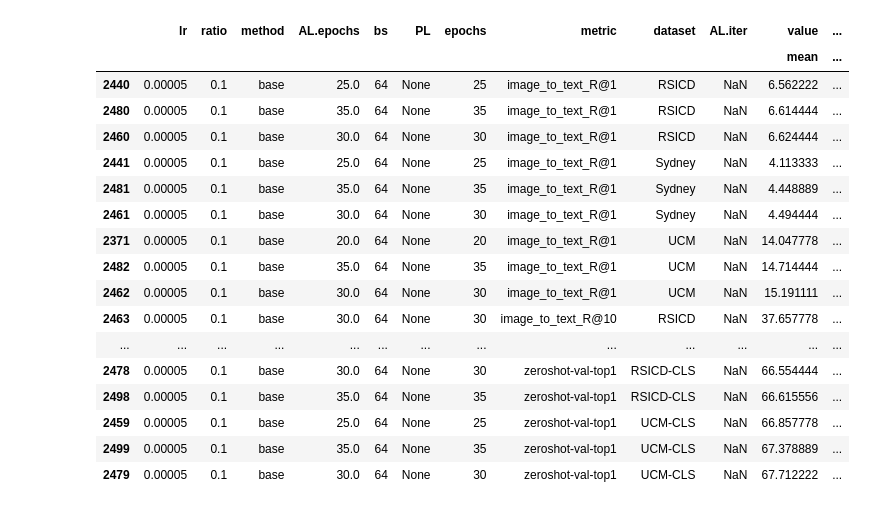
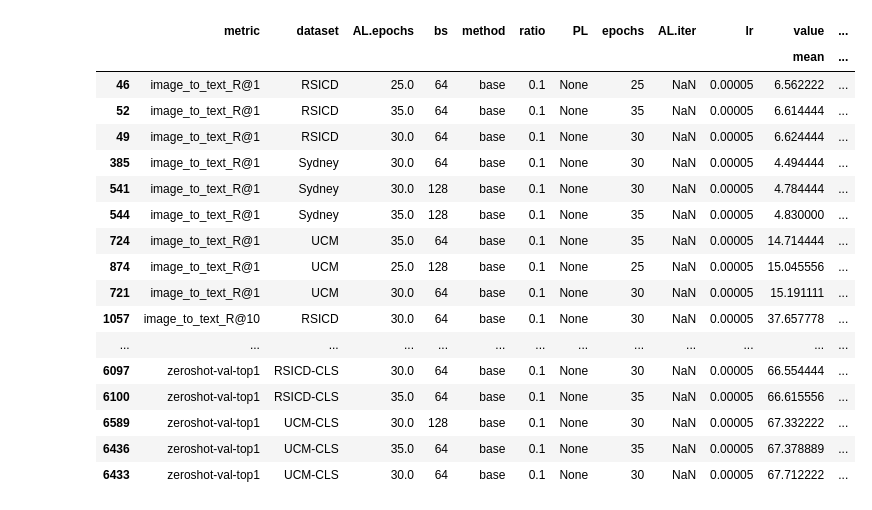
Before and after one commit to nataliehh/thesis2023-2024, a Jupyter notebook: results_analysis.ipynb, the cells around one changed output. Saved outputs shown, nothing was run; the diff lists cells and outputs as text; code cells hidden in the pictures.

```diff
--- a/results_analysis.ipynb
+++ b/results_analysis.ipynb
@@ -153,25 +154,26 @@ full_display(df_results[(df_results['AL.iter']>0) & (df_results['epochs']==15)])
 # %%
 # Results for base CLIP model (filtered a bit)
-full_display(df_results[(df_results['AL.iter'].isna()) & (df_results['method'] == 'base') & (df_results['lr']==5e-5) & (df_results['ratio']==0.1)].groupby(['metric', 'dataset']).tail(3))
+df_baseline = df_results[(df_results['AL.iter'].isna()) & (df_results['method'] == 'base') & (df_results['ratio']==0.1)]
+full_display(df_baseline.groupby(['metric', 'dataset']).tail(3))
 # %% [output]
-|  | lr | ratio | method | AL.epochs | bs | PL | epochs | metric | dataset | AL.iter | value | ... |
+|  | metric | dataset | AL.epochs | bs | method | ratio | PL | epochs | AL.iter | lr | value | ... |
 |  |  |  |  |  |  |  |  |  |  |  | mean | ... |
-| 2440 | 0.00005 | 0.1 | base | 25.0 | 64 | None | 25 | image_to_text_R@1 | RSICD | NaN | 6.562222 | ... |
-| 2480 | 0.00005 | 0.1 | base | 35.0 | 64 | None | 35 | image_to_text_R@1 | RSICD | NaN | 6.614444 | ... |
-| 2460 | 0.00005 | 0.1 | base | 30.0 | 64 | None | 30 | image_to_text_R@1 | RSICD | NaN | 6.624444 | ... |
-| 2441 | 0.00005 | 0.1 | base | 25.0 | 64 | None | 25 | image_to_text_R@1 | Sydney | NaN | 4.113333 | ... |
-| 2481 | 0.00005 | 0.1 | base | 35.0 | 64 | None | 35 | image_to_text_R@1 | Sydney | NaN | 4.448889 | ... |
-| 2461 | 0.00005 | 0.1 | base | 30.0 | 64 | None | 30 | image_to_text_R@1 | Sydney | NaN | 4.494444 | ... |
-| 2371 | 0.00005 | 0.1 | base | 20.0 | 64 | None | 20 | image_to_text_R@1 | UCM | NaN | 14.047778 | ... |
-| 2482 | 0.00005 | 0.1 | base | 35.0 | 64 | None | 35 | image_to_text_R@1 | UCM | NaN | 14.714444 | ... |
-| 2462 | 0.00005 | 0.1 | base | 30.0 | 64 | None | 30 | image_to_text_R@1 | UCM | NaN | 15.191111 | ... |
-| 2463 | 0.00005 | 0.1 | base | 30.0 | 64 | None | 30 | image_to_text_R@10 | RSICD | NaN | 37.657778 | ... |
+| 46 | image_to_text_R@1 | RSICD | 25.0 | 64 | base | 0.1 | None | 25 | NaN | 0.00005 | 6.562222 | ... |
+| 52 | image_to_text_R@1 | RSICD | 35.0 | 64 | base | 0.1 | None | 35 | NaN | 0.00005 | 6.614444 | ... |
+| 49 | image_to_text_R@1 | RSICD | 30.0 | 64 | base | 0.1 | None | 30 | NaN | 0.00005 | 6.624444 | ... |
+| 385 | image_to_text_R@1 | Sydney | 30.0 | 64 | base | 0.1 | None | 30 | NaN | 0.00005 | 4.494444 | ... |
+| 541 | image_to_text_R@1 | Sydney | 30.0 | 128 | base | 0.1 | None | 30 | NaN | 0.00005 | 4.784444 | ... |
+| 544 | image_to_text_R@1 | Sydney | 35.0 | 128 | base | 0.1 | None | 35 | NaN | 0.00005 | 4.830000 | ... |
+| 724 | image_to_text_R@1 | UCM | 35.0 | 64 | base | 0.1 | None | 35 | NaN | 0.00005 | 14.714444 | ... |
+| 874 | image_to_text_R@1 | UCM | 25.0 | 128 | base | 0.1 | None | 25 | NaN | 0.00005 | 15.045556 | ... |
+| 721 | image_to_text_R@1 | UCM | 30.0 | 64 | base | 0.1 | None | 30 | NaN | 0.00005 | 15.191111 | ... |
+| 1057 | image_to_text_R@10 | RSICD | 30.0 | 64 | base | 0.1 | None | 30 | NaN | 0.00005 | 37.657778 | ... |
 | ... | ... | ... | ... | ... | ... | ... | ... | ... | ... | ... | ... | ... |
-| 2478 | 0.00005 | 0.1 | base | 30.0 | 64 | None | 30 | zeroshot-val-top1 | RSICD-CLS | NaN | 66.554444 | ... |
-| 2498 | 0.00005 | 0.1 | base | 35.0 | 64 | None | 35 | zeroshot-val-top1 | RSICD-CLS | NaN | 66.615556 | ... |
-| 2459 | 0.00005 | 0.1 | base | 25.0 | 64 | None | 25 | zeroshot-val-top1 | UCM-CLS | NaN | 66.857778 | ... |
-| 2499 | 0.00005 | 0.1 | base | 35.0 | 64 | None | 35 | zeroshot-val-top1 | UCM-CLS | NaN | 67.378889 | ... |
-| 2479 | 0.00005 | 0.1 | base | 30.0 | 64 | None | 30 | zeroshot-val-top1 | UCM-CLS | NaN | 67.712222 | ... |
+| 6097 | zeroshot-val-top1 | RSICD-CLS | 30.0 | 64 | base | 0.1 | None | 30 | NaN | 0.00005 | 66.554444 | ... |
+| 6100 | zeroshot-val-top1 | RSICD-CLS | 35.0 | 64 | base | 0.1 | None | 35 | NaN | 0.00005 | 66.615556 | ... |
+| 6589 | zeroshot-val-top1 | UCM-CLS | 30.0 | 128 | base | 0.1 | None | 30 | NaN | 0.00005 | 67.332222 | ... |
+| 6436 | zeroshot-val-top1 | UCM-CLS | 35.0 | 64 | base | 0.1 | None | 35 | NaN | 0.00005 | 67.378889 | ... |
+| 6433 | zeroshot-val-top1 | UCM-CLS | 30.0 | 64 | base | 0.1 | None | 30 | NaN | 0.00005 | 67.712222 | ... |
 # %%
 # Results for S-CLIP model (filtered a bit)
 # & (df_results['lr']==5e-5)
```
Also changed, not shown: parts of 9 cells of this notebook, 1 other file.
